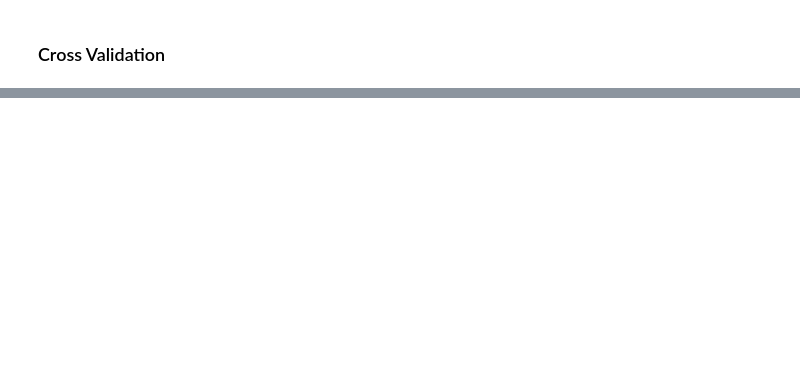
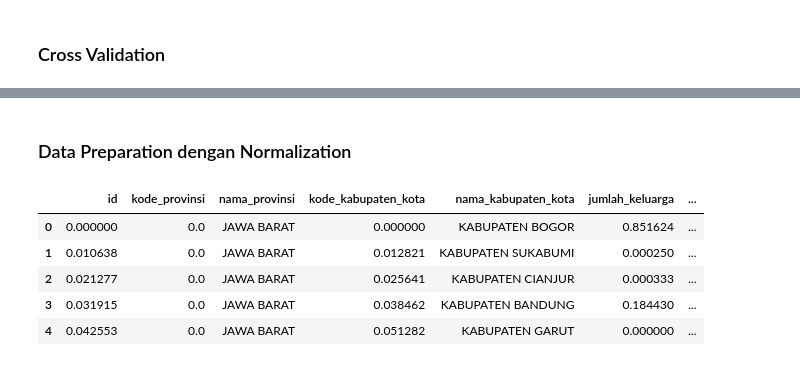
Before and after one commit to JunetzMasihBelajar/2025_AI_TI1B, a Jupyter notebook: Jobsheet7.ipynb, the cells around one changed output, grey strips where cells are left out. Saved outputs shown, nothing was run; the diff lists cells and outputs as text; code cells hidden in the pictures; blank space fills up the shorter version.

```diff
--- a/Jobsheet7.ipynb
+++ b/Jobsheet7.ipynb
@@ -200,0 +277,23 @@ Ukuran data uji: (184, 12)
+# %% [markdown]
+### Data Preparation dengan Normalization
+# %%
+from sklearn.preprocessing import MinMaxScaler
+
+# Salin data
+df_norm = df.copy()
+
+# Pilih kolom numerik
+numeric_cols = df_norm.select_dtypes(include=np.number).columns
+
+# Normalisasi
+scaler = MinMaxScaler()
+df_norm[numeric_cols] = scaler.fit_transform(df_norm[numeric_cols])
+
+df_norm.head()
+# %% [output]
+|  | id | kode_provinsi | nama_provinsi | kode_kabupaten_kota | nama_kabupaten_kota | jumlah_keluarga | ... |
+| 0 | 0.000000 | 0.0 | JAWA BARAT | 0.000000 | KABUPATEN BOGOR | 0.851624 | ... |
+| 1 | 0.010638 | 0.0 | JAWA BARAT | 0.012821 | KABUPATEN SUKABUMI | 0.000250 | ... |
+| 2 | 0.021277 | 0.0 | JAWA BARAT | 0.025641 | KABUPATEN CIANJUR | 0.000333 | ... |
+| 3 | 0.031915 | 0.0 | JAWA BARAT | 0.038462 | KABUPATEN BANDUNG | 0.184430 | ... |
+| 4 | 0.042553 | 0.0 | JAWA BARAT | 0.051282 | KABUPATEN GARUT | 0.000000 | ... |
```
Also changed, not shown: parts of 14 cells of this notebook.
